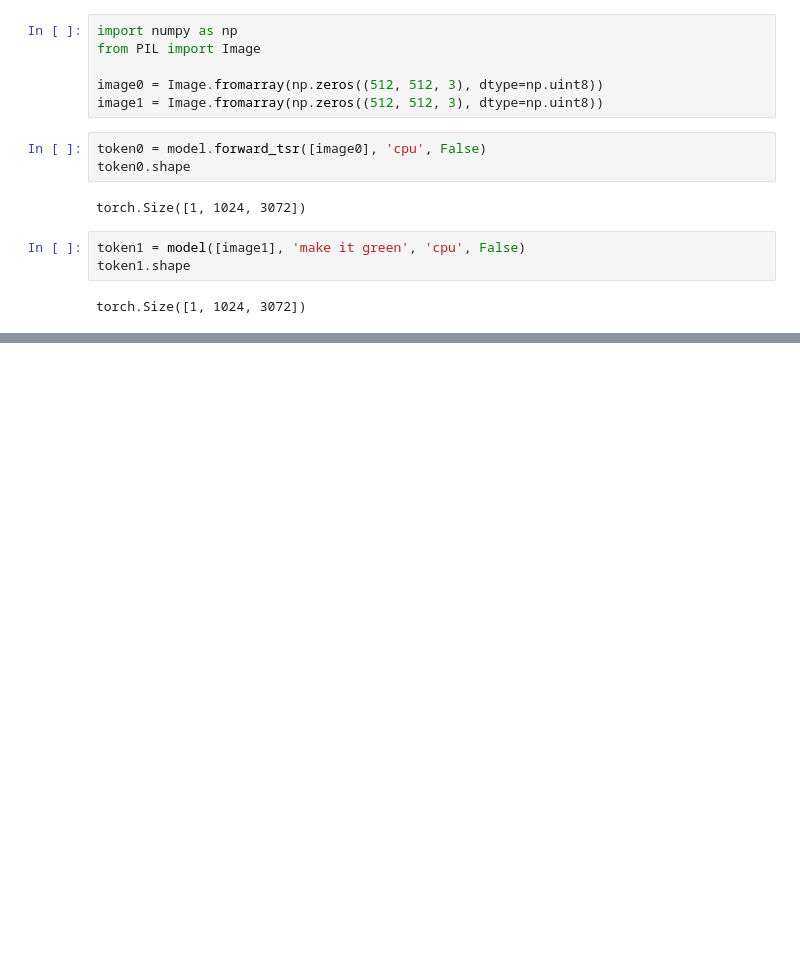
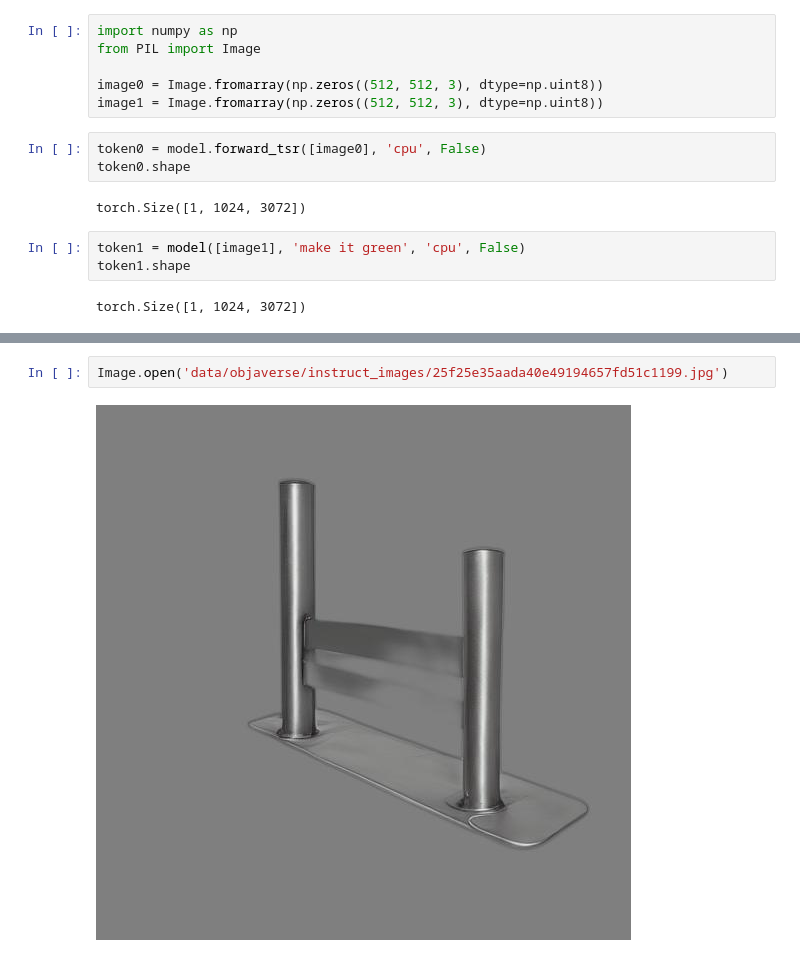
Before and after one commit to Youlixiya/instruct_tri2tri, a Jupyter notebook: test.ipynb, the cells around one changed output, grey strips where cells are left out. Cells and saved outputs as stored; diff of their text form; blank space fills up the shorter version.

```diff
--- a/test.ipynb
+++ b/test.ipynb
@@ -154,0 +256,4 @@ torch.Size([1, 1024, 3072])
+# %%
+Image.open('data/objaverse/instruct_images/25f25e35aada40e49194657fd51c1199.jpg')
+# %% [output]
+[figure, added]
```
Also changed, not shown: parts of 20 cells of this notebook, 5 other files.
